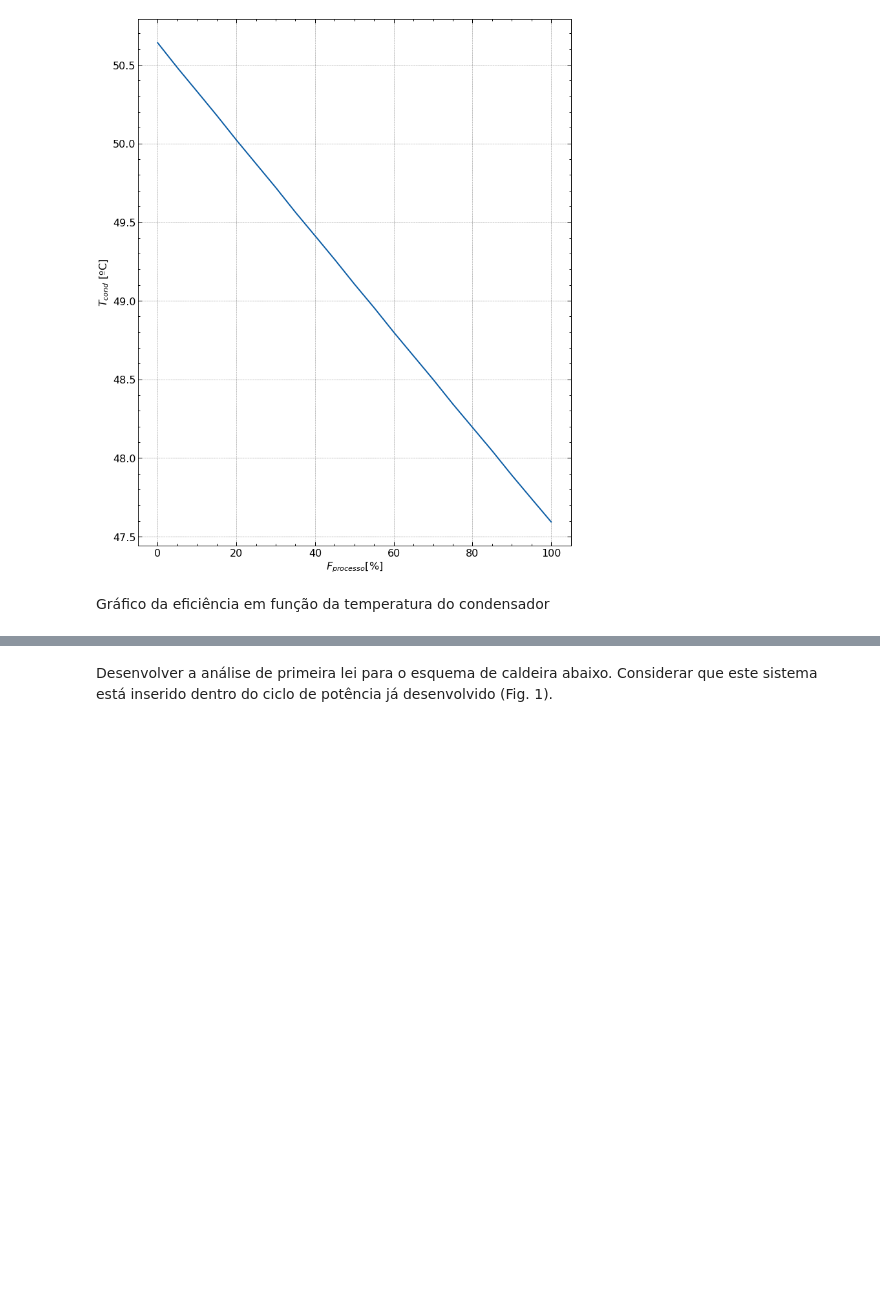
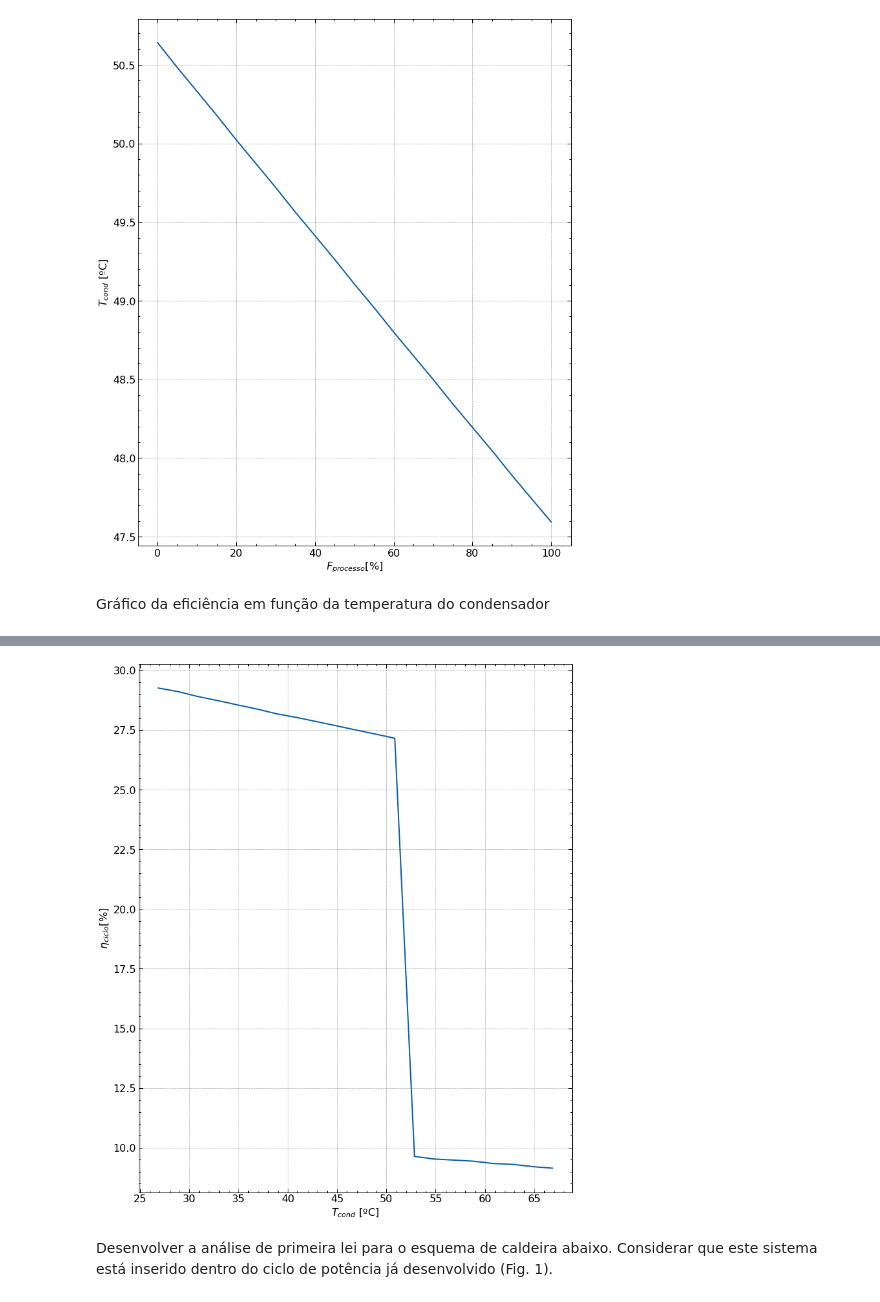
Before and after one commit to luaneng/gdv, a Jupyter notebook: projeto/main.ipynb, the cells around one changed output, grey strips where cells are left out. Drawn from its saved outputs; the diff is of its cells as text; code cells hidden in the pictures; blank space fills up the shorter version.

```diff
--- a/projeto/main.ipynb
+++ b/projeto/main.ipynb
@@ -347,8 +347,8 @@ def W_turb(p8, t1, h_4=None):
 # %% [markdown]
 $$ \dot{W}_{liq} = \dot{W}_{turb} - \dot{W}_{pump}  $$
 # %%
-def W_liq(p8, t1, tcond, h_4=None):
-    return W_turb(p8, t1, h_4=None) - W_pump(p8, tcond)
+def W_liq(p8, t1, tcond, m1, m2, m3, m4, m6, m8, m10):
+    return W_turb(p8, t1, m1, m2, m3, m4) - W_pump(p8, tcond, m6, m8, m10)
 # %% [markdown]
 $$ \dot{Q}_{cald} = \dot{m}_{8}(h_{1} - h_{8}) $$
 # %%
@@ -731,3 +766,23 @@ n_ciclocond()
+# %%
+def n_ciclocond_novo():
+
+    array_n_tcond = []
+
+    Temp_novo = arange(300-273.15, 342-273.15, 2)
+
+    for c in range(len(var_F)):
+        array_n_tcond.append(n_ciclo(p8=P[7], t1=Tk[0], tcond=Temp_novo[c]+273.15, m1=array_m[c][0], m2=array_m[c][1], m3=array_m[c][2], m4=array_m[c][3], m6=array_m[c][5], m8=array_m[c][7], m10=array_m[c][9]))
+
+    figure = plt.figure(figsize=(12, 15))
+    plt.plot(Temp_novo, array_n_tcond)
+    plt.ylabel(r'$\eta_{ciclo}$[%]')
+    plt.xlabel(r'$T_{cond}$ [ºC]')
+
+    plt.show()
+
+n_ciclocond_novo()
+# %% [output]
+[figure, added]
 # %% [markdown]
 Desenvolver a análise de primeira lei para o esquema de caldeira abaixo.
 Considerar que este sistema está inserido dentro do ciclo de potência já desenvolvido
```
Also changed, not shown: parts of 16 cells of this notebook.
